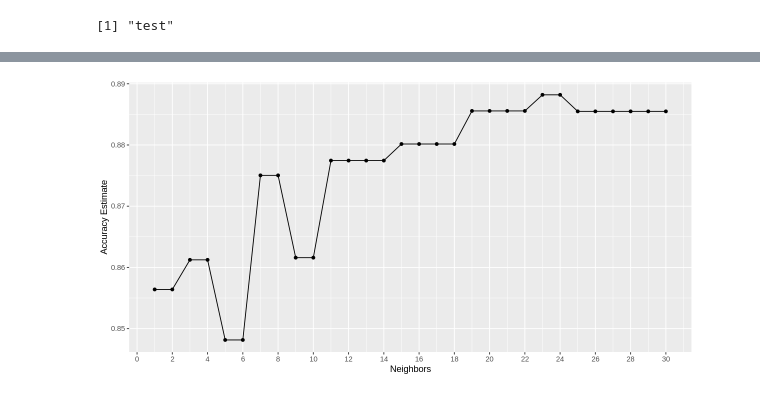
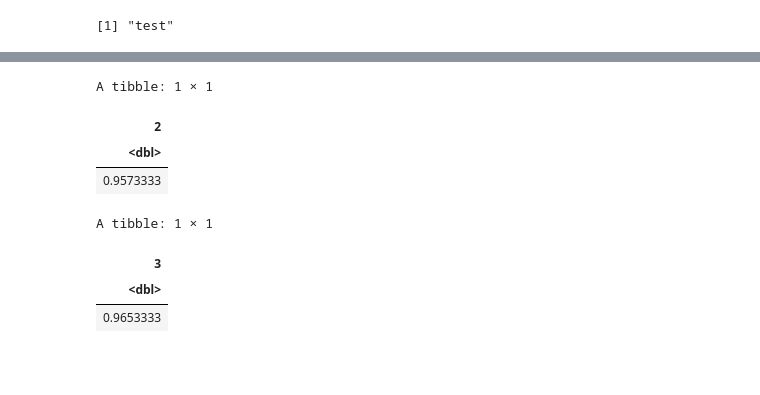
Before and after one commit to kseniak1/DSCI100-Project, a Jupyter notebook: Hannah_notebook.ipynb, the cells around one changed output, grey strips where cells are left out. Cells and saved outputs as stored; diff of their text form; code cells hidden in the pictures; blank space fills up the shorter version.

```diff
--- a/Hannah_notebook.ipynb
+++ b/Hannah_notebook.ipynb
@@ -111,33 +152,44 @@ plot_1
 # %%
+set.seed(19)
 #2: Mean and skewness (I)
 
 #generic recipe
 recipe_2 <- recipe(class ~ mean_ip + skewness_ip, data = pulsar_training) %>%
     step_scale(all_predictors()) %>%
     step_center(all_predictors())
 
 #generic workflow
 
 fit_2 <- workflow() %>%
     add_model(knn_spec) %>%
     add_recipe(recipe_2) %>%
     tune_grid(resamples = vfold, grid = k_values) %>%
     collect_metrics() %>%
     filter(.metric == "accuracy")
 
 #k vs accuracy plot
 
 options(repr.plot.width = 10, repr.plot.height = 5)
 
 plot_2 <- ggplot(fit_2, aes(x = neighbors, y = mean))+
        geom_point() +
        geom_line() +
-       labs(x = "Neighbors", y = "Accuracy Estimate") +
+       labs(x = "Neighbors", y = "Accuracy Estimate", title = "Mean and skewness (I)") +
        scale_x_continuous(breaks = seq(0, 30, by = 2))
-plot_2
+
+highest_2 <- fit_2 %>%
+    arrange(mean) %>%
+    slice(1) %>%
+    select(mean) %>%
+    rename("2" = mean)
+highest_2
 # %% [output]
-[figure, removed]
+A tibble: 1 × 1
+| 2 |
+| <dbl> |
+| 0.9573333 |
 # %%
+set.seed(19)
 #3: Mean and excess kurtosis (I)
 
 #generic recipe
@@ -159,6 +211,18 @@ fit_3 <- workflow() %>%
 plot_3 <- ggplot(fit_3, aes(x = neighbors, y = mean))+
        geom_point() +
        geom_line() +
-       labs(x = "Neighbors", y = "Accuracy Estimate") +
-       scale_x_continuous(breaks = seq(0, 10, by = 1))
+       labs(x = "Neighbors", y = "Accuracy Estimate", title ="Mean and excess kurtosis (I)") +
+       scale_x_continuous(breaks = seq(0, 30, by = 2))
+
+highest_3 <- fit_3 %>%
+    arrange(mean) %>%
+    slice(1) %>%
+    select(mean) %>%
+    rename("3" = mean)
+highest_3
+# %% [output]
+A tibble: 1 × 1
+| 3 |
+| <dbl> |
+| 0.9653333 |
 # %%
```
Also changed, not shown: parts of 9 cells of this notebook.
